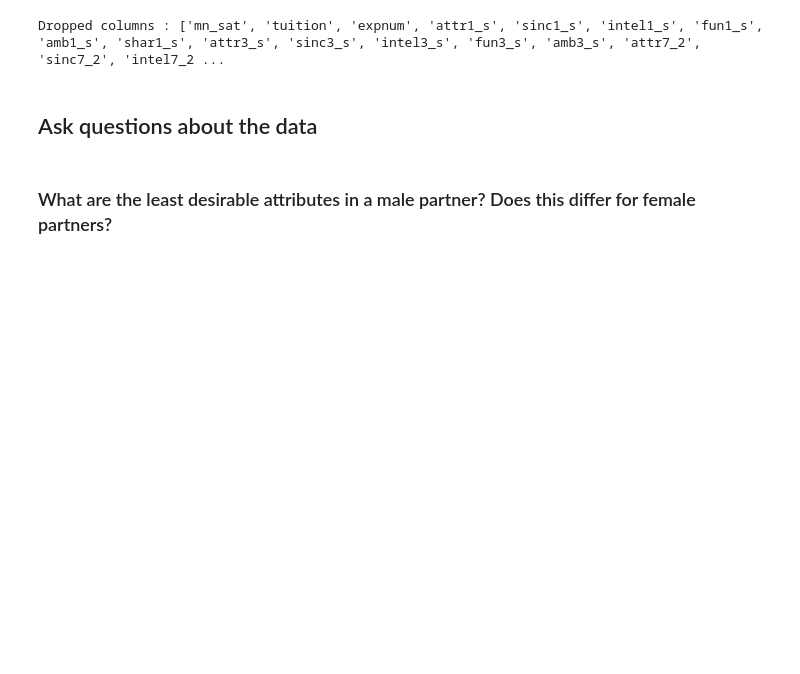
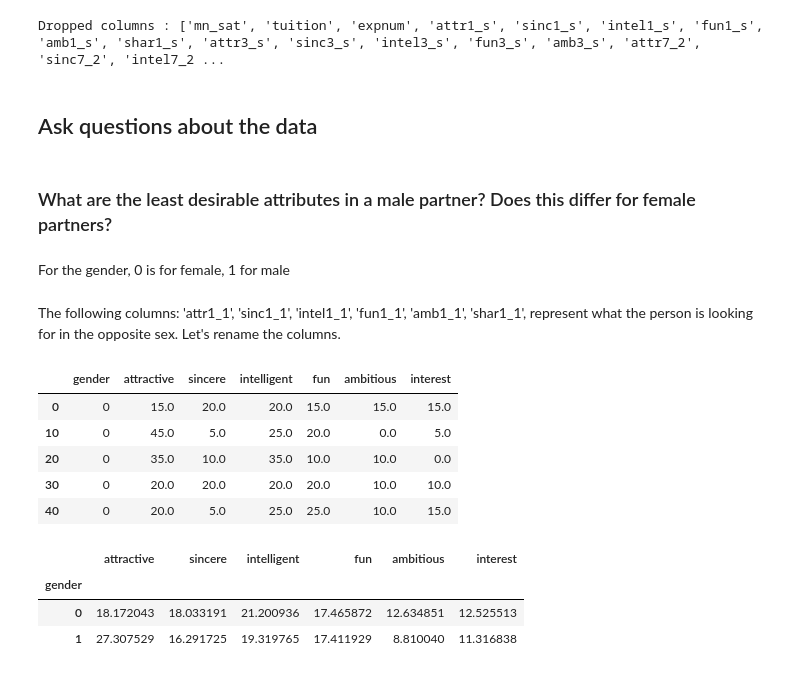
Before and after one commit to vchhauv/speed-dating, a Jupyter notebook: speed_dating.ipynb, the cells around one changed output. Cells and saved outputs as stored; diff of their text form; code cells hidden in the pictures; blank space fills up the shorter version.

Commit message:
feat: Add least desirable attributes

```diff
--- a/speed_dating.ipynb
+++ b/speed_dating.ipynb
@@ -79,3 +62,32 @@ Dropped columns : ['mn_sat', 'tuition', 'expnum', 'attr1_s', 'sinc1_s', 'intel1_
 ## Ask questions about the data
 # %% [markdown]
 ### What are the least desirable attributes in a male partner? Does this differ for female partners?
+# %% [markdown]
+For the gender, 0 is for female, 1 for male
+# %% [markdown]
+The following columns: 'attr1_1', 'sinc1_1', 'intel1_1', 'fun1_1', 'amb1_1', 'shar1_1', represent what the person is looking for in the opposite sex. Let's rename the columns.
+# %%
+attributes = df[['gender', 'attr1_1', 'sinc1_1', 'intel1_1', 'fun1_1', 'amb1_1', 'shar1_1']]
+
+attributes_to_rename = {'attr1_1': 'attractive', 'sinc1_1': 'sincere',
+                        'intel1_1': 'intelligent', 'fun1_1': 'fun',
+                        'amb1_1': 'ambitious', 'shar1_1': 'interest'}
+# We drop the duplicates
+
+attributes = attributes.rename(columns=attributes_to_rename).drop_duplicates()
+attributes.head()
+# %% [output]
+|  | gender | attractive | sincere | intelligent | fun | ambitious | interest |
+| 0 | 0 | 15.0 | 20.0 | 20.0 | 15.0 | 15.0 | 15.0 |
+| 10 | 0 | 45.0 | 5.0 | 25.0 | 20.0 | 0.0 | 5.0 |
+| 20 | 0 | 35.0 | 10.0 | 35.0 | 10.0 | 10.0 | 0.0 |
+| 30 | 0 | 20.0 | 20.0 | 20.0 | 20.0 | 10.0 | 10.0 |
+| 40 | 0 | 20.0 | 5.0 | 25.0 | 25.0 | 10.0 | 15.0 |
+# %%
+attributes_by_gender = attributes.groupby((['gender']))
+attributes_by_gender.mean()
+# %% [output]
+|  | attractive | sincere | intelligent | fun | ambitious | interest |
+| gender |  |  |  |  |  |  |
+| 0 | 18.172043 | 18.033191 | 21.200936 | 17.465872 | 12.634851 | 12.525513 |
+| 1 | 27.307529 | 16.291725 | 19.319765 | 17.411929 | 8.810040 | 11.316838 |
```
Also changed, not shown: parts of 3 cells of this notebook.
